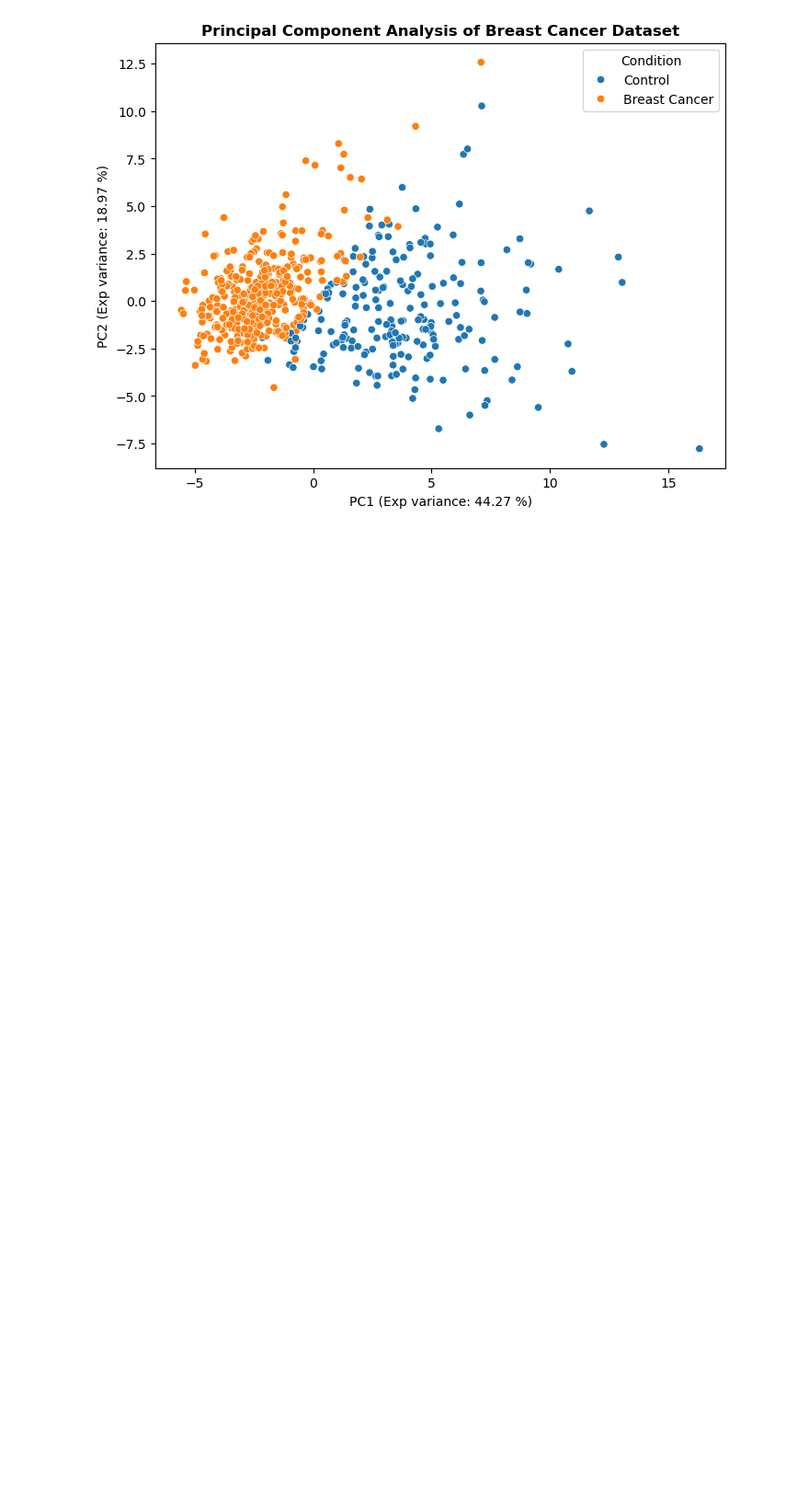
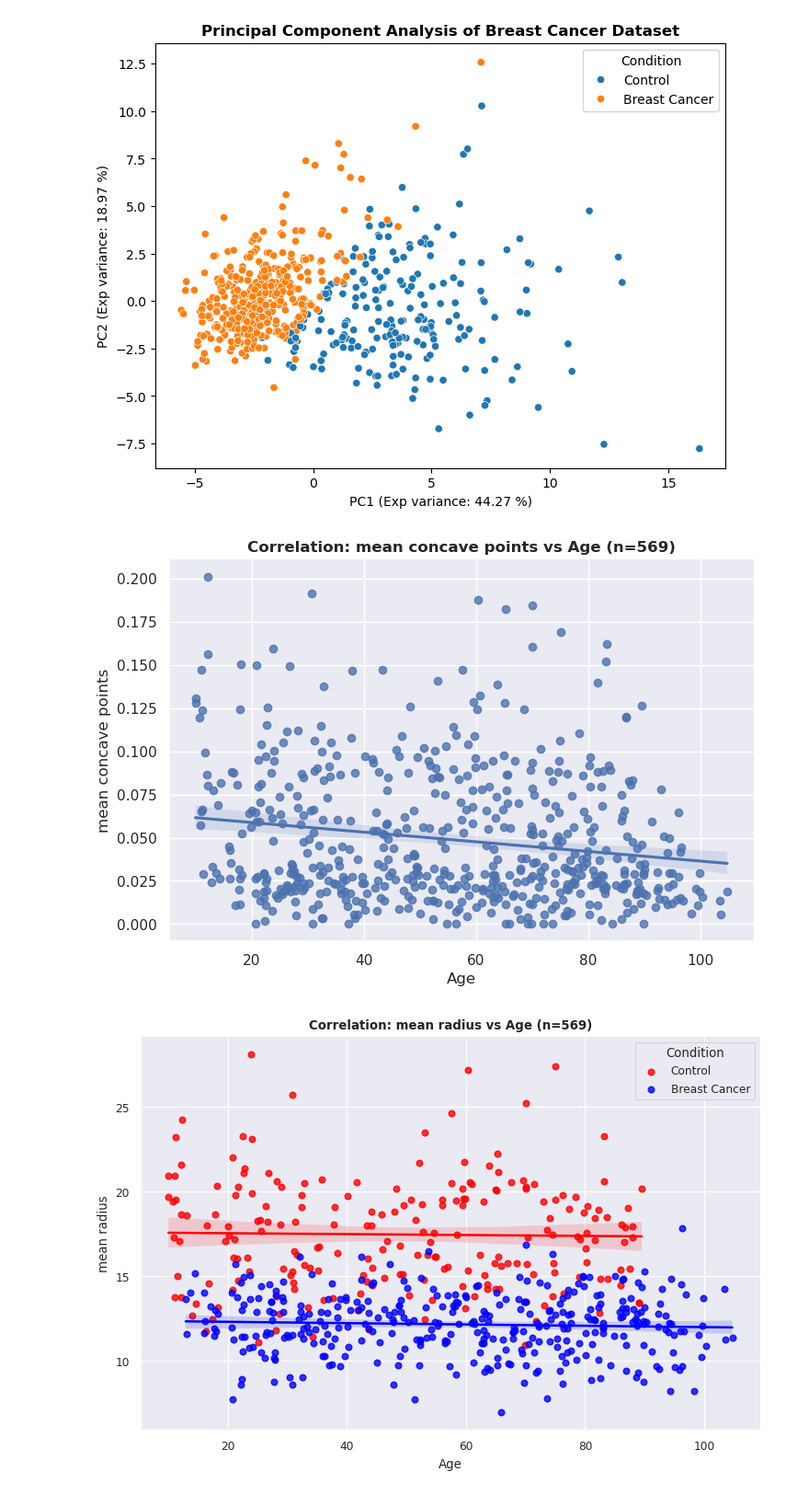
Before and after one commit to GERMAN00VP/statistics_class, a Jupyter notebook: test_file.ipynb, the cells around one changed output. Shown: that part at 92% size. Saved outputs shown, nothing was run; the diff lists cells and outputs as text; code cells hidden in the pictures; blank space fills up the shorter version.

```diff
--- a/test_file.ipynb
+++ b/test_file.ipynb
@@ -34,3 +57,14 @@ display(statist.adata.uns["Description_All"])
 statist.plot_pca(vars=statist.adata.var_names,hue="Condition",title="Principal Component Analysis of Breast Cancer Dataset")
 # %% [output]
 [figure]
+# %%
+cor_results = statist.do_correlations(Variables_A="Age",Variables_B=statist.adata.var_names,name="Age_correlations",return_df=True).sort_values(by="P-value")
+# Normal correlation
+statist.plot_correlation(var_y=cor_results.loc[cor_results.Significative,"Variable_1"][0]
+                         ,var_x="Age",theme="notebook")
+# Correlation by condition
+statist.plot_correlation(var_y="mean radius",var_x="Age",hue="Condition",palette=["red","blue"],theme="paper")
+cor_results.head()
+# %% [output]
+[figure, added]
+[figure, added]
```
Also changed, not shown: parts of 8 cells of this notebook, 2 other files.
